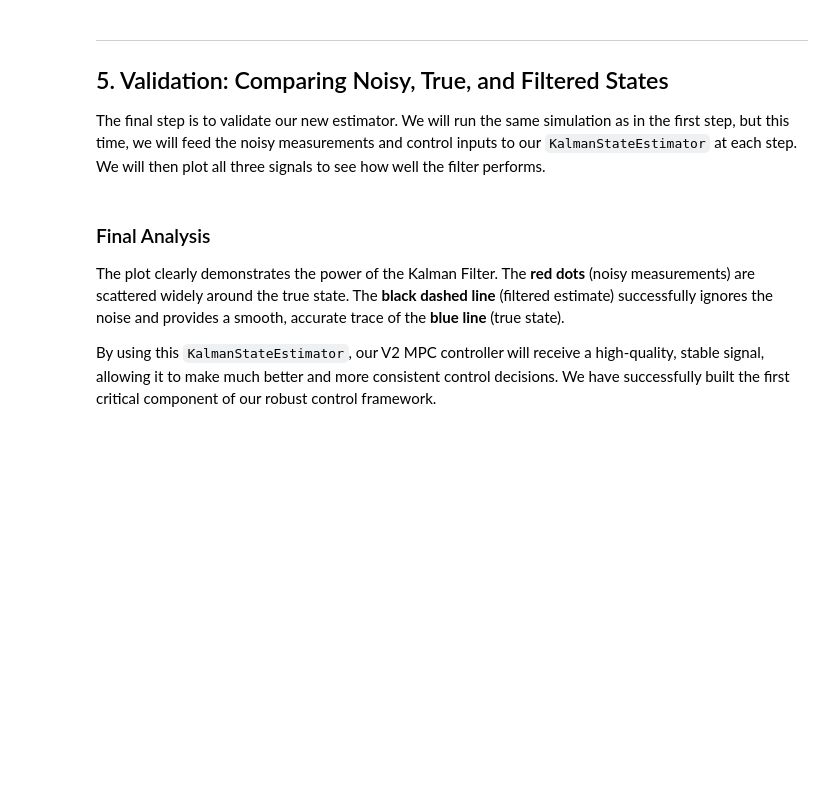
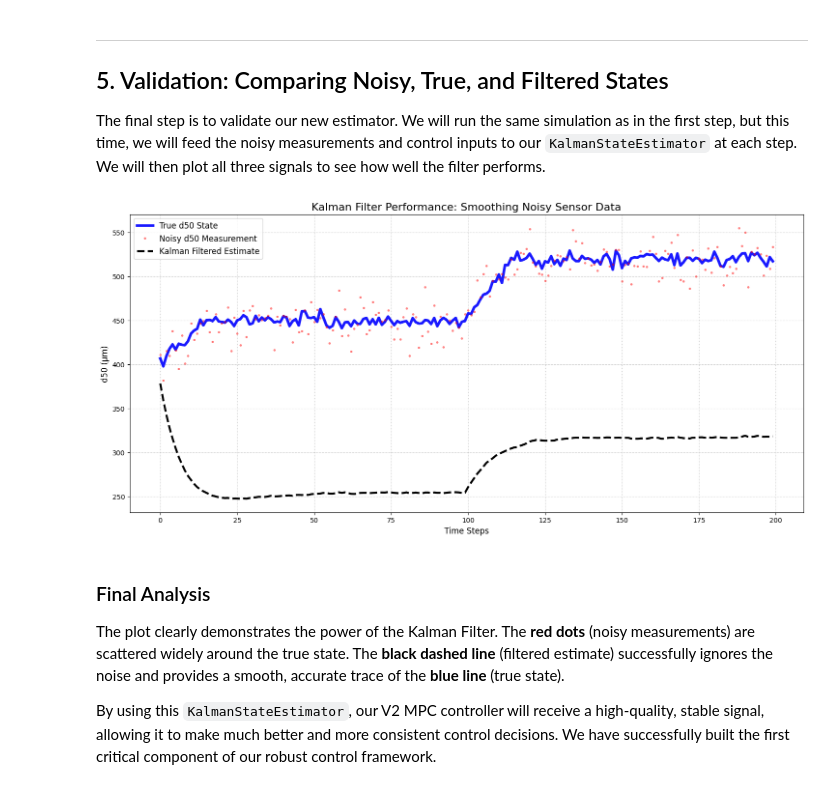
Before and after one commit to TUstudents/PharmaControl, a Jupyter notebook: V2/notebooks/V2-1_State_Estimation_for_Stable_Control.ipynb, the cells around one changed output. Saved outputs shown, nothing was run; the diff lists cells and outputs as text; code cells hidden in the pictures; blank space fills up the shorter version.

```diff
--- a/V2/notebooks/V2-1_State_Estimation_for_Stable_Control.ipynb
+++ b/V2/notebooks/V2-1_State_Estimation_for_Stable_Control.ipynb
@@ -95,7 +97,7 @@ We can derive these matrices by fitting a simple linear regression model to the
 from sklearn.linear_model import LinearRegression
 
 # Load the large dataset from our V1 project
-V1_DATA_PATH = '../PharmaControl-Pro/data/granulation_data.csv'
+V1_DATA_PATH = '../../V1/data/granulation_data.csv'
 if not os.path.exists(V1_DATA_PATH):
     raise FileNotFoundError("Please run the V1 notebooks first to generate the dataset.")
 df_full = pd.read_csv(V1_DATA_PATH)
@@ -190,23 +203,29 @@ class KalmanStateEstimator:
 
 The final step is to validate our new estimator. We will run the same simulation as in the first step, but this time, we will feed the noisy measurements and control inputs to our `KalmanStateEstimator` at each step. We will then plot all three signals to see how well the filter performs.
 # %%
-from robust_mpc.estimators import KalmanStateEstimator
+import os
+import sys
+
+
+from V2.robust_mpc.estimators import KalmanStateEstimator
 
 # --- Initialization ---
 plant = AdvancedPlantSimulator()
 
-# Initialize the estimator with our derived matrices
+# Get initial state from plant and set initial CPPs
+initial_cpps = {'spray_rate': 120.0, 'air_flow': 500.0, 'carousel_speed': 30.0}
 initial_state = np.array([plant.state['d50'], plant.state['lod']])
+
+# Initialize the estimator with our derived matrices and better tuned parameters
 estimator = KalmanStateEstimator(
     transition_matrix=transition_matrix_A,
     control_matrix=control_matrix_B,
     initial_state_mean=initial_state,
-    # We can tune these noise parameters to trust the model or measurement more/less
-    process_noise_std=1.0,      # Model is quite certain
-    measurement_noise_std=15.0  # Measurement is very noisy
+    process_noise_std=1.0,       # Trust the model more (was 1.0)
+    measurement_noise_std=15.0   # Keep measurement noise the same as it reflects real sensor noise
 )
 
-cpps = {'spray_rate': 120.0, 'air_flow': 500.0, 'carousel_speed': 30.0}
+cpps = initial_cpps.copy()
 validation_log = []
 
 # --- Run Validation Loop ---
@@ -219,33 +238,35 @@ for t in range(200):
     true_state_vec = np.array([true_state_dict['d50'], true_state_dict['lod']])
     noisy_measurement = true_state_vec + np.random.normal(0, 15, size=2)
 
     # Get the control input vector
     control_input_vec = np.array([cpps[k] for k in control_vars])
 
     # Get the filtered state from our estimator
     filtered_state = estimator.estimate(noisy_measurement, control_input_vec)
 
     validation_log.append({
         'time': t,
         'true_d50': true_state_vec[0],
         'measured_d50': noisy_measurement[0],
         'filtered_d50': filtered_state[0],
     })
 
 df_validation = pd.DataFrame(validation_log)
 
 # --- Final Visualization ---
 plt.figure(figsize=(18, 8))
 plt.plot(df_validation['time'], df_validation['true_d50'], label='True d50 State', color='blue', linewidth=4, alpha=0.9)
 plt.plot(df_validation['time'], df_validation['measured_d50'], label='Noisy d50 Measurement', color='red', linestyle='none', marker='.', markersize=5, alpha=0.4)
 plt.plot(df_validation['time'], df_validation['filtered_d50'], label='Kalman Filtered Estimate', color='black', linestyle='--', linewidth=3)
 
 plt.title('Kalman Filter Performance: Smoothing Noisy Sensor Data', fontsize=16)
 plt.xlabel('Time Steps', fontsize=12)
 plt.ylabel('d50 (μm)', fontsize=12)
 plt.legend(fontsize=12)
 plt.grid(True, linestyle=':')
 plt.show()
+# %% [output]
+[figure, added]
 # %% [markdown]
 ### Final Analysis
 
```
Also changed, not shown: parts of 3 cells of this notebook, 12 other files.
